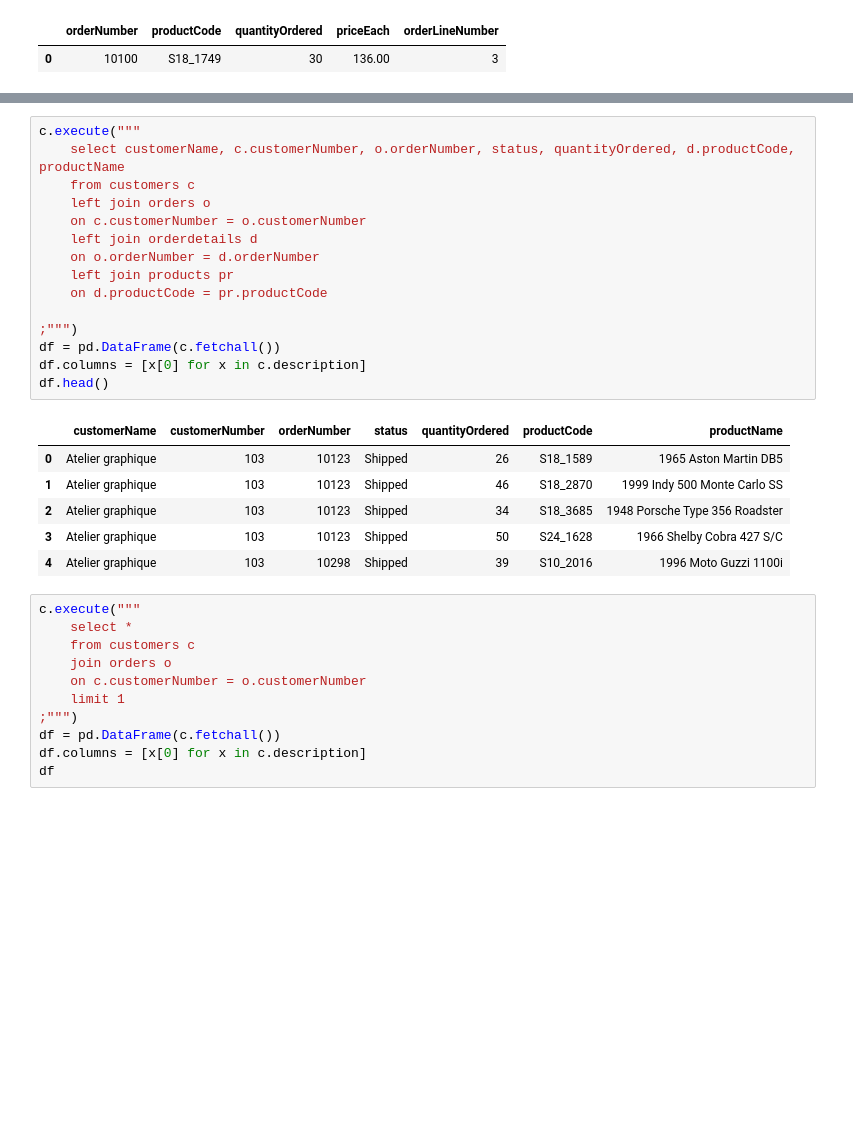
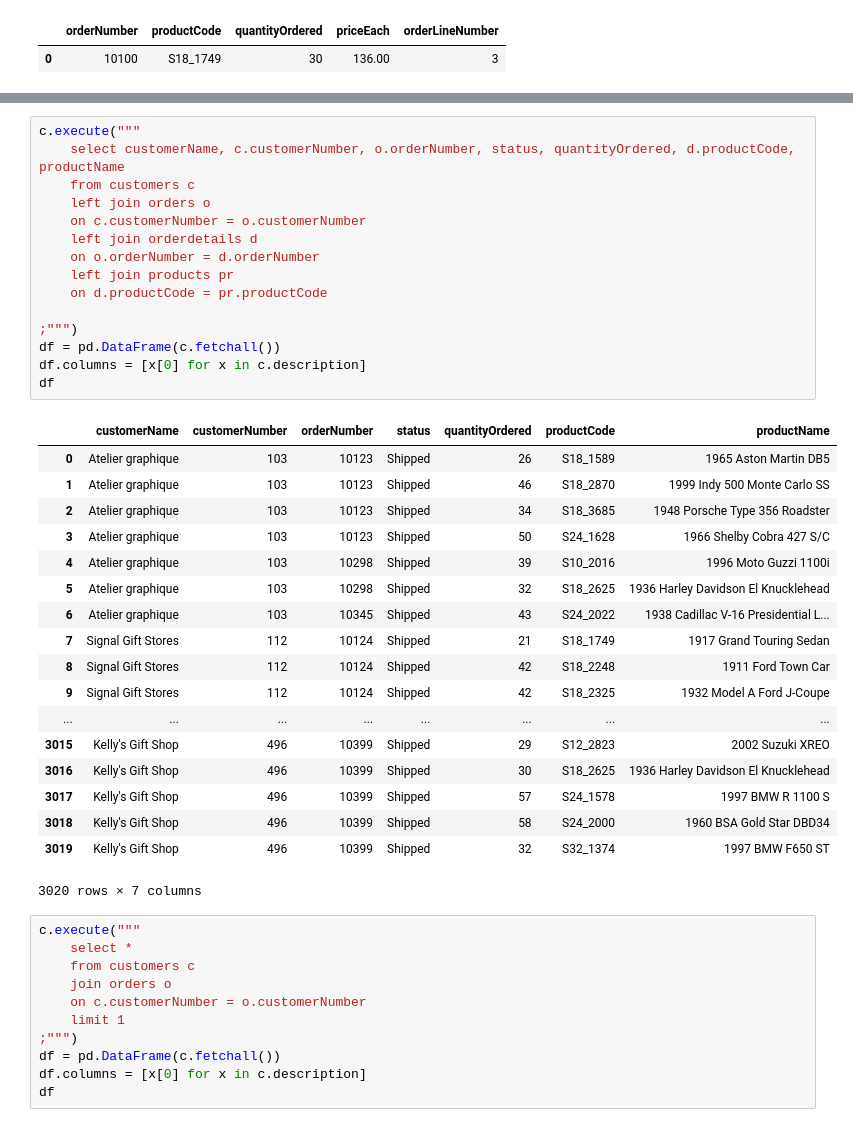
Before and after one commit to joeygoodman/dsc-more-practice-with-sql-queries-lab-dc-ds-060319, a Jupyter notebook: index.ipynb, the cells around one changed output, grey strips where cells are left out. Saved outputs shown, nothing was run; the diff lists cells and outputs as text; blank space fills up the shorter version.

```diff
--- a/index.ipynb
+++ b/index.ipynb
@@ -179,25 +179,37 @@ Now, return the customerName, customrerNumber, productName, productCode and tota
 # %%
 c.execute("""
     select customerName, c.customerNumber, o.orderNumber, status, quantityOrdered, d.productCode, productName
     from customers c
     left join orders o
     on c.customerNumber = o.customerNumber
     left join orderdetails d
     on o.orderNumber = d.orderNumber
     left join products pr
     on d.productCode = pr.productCode
 
 ;""")
 df = pd.DataFrame(c.fetchall())
 df.columns = [x[0] for x in c.description]
-df.head()
+df
 # %% [output]
 |  | customerName | customerNumber | orderNumber | status | quantityOrdered | productCode | productName |
 | 0 | Atelier graphique | 103 | 10123 | Shipped | 26 | S18_1589 | 1965 Aston Martin DB5 |
 | 1 | Atelier graphique | 103 | 10123 | Shipped | 46 | S18_2870 | 1999 Indy 500 Monte Carlo SS |
 | 2 | Atelier graphique | 103 | 10123 | Shipped | 34 | S18_3685 | 1948 Porsche Type 356 Roadster |
 | 3 | Atelier graphique | 103 | 10123 | Shipped | 50 | S24_1628 | 1966 Shelby Cobra 427 S/C |
 | 4 | Atelier graphique | 103 | 10298 | Shipped | 39 | S10_2016 | 1996 Moto Guzzi 1100i |
+| 5 | Atelier graphique | 103 | 10298 | Shipped | 32 | S18_2625 | 1936 Harley Davidson El Knucklehead |
+| 6 | Atelier graphique | 103 | 10345 | Shipped | 43 | S24_2022 | 1938 Cadillac V-16 Presidential L... |
+| 7 | Signal Gift Stores | 112 | 10124 | Shipped | 21 | S18_1749 | 1917 Grand Touring Sedan |
+| 8 | Signal Gift Stores | 112 | 10124 | Shipped | 42 | S18_2248 | 1911 Ford Town Car |
+| 9 | Signal Gift Stores | 112 | 10124 | Shipped | 42 | S18_2325 | 1932 Model A Ford J-Coupe |
+| ... | ... | ... | ... | ... | ... | ... | ... |
+| 3015 | Kelly's Gift Shop | 496 | 10399 | Shipped | 29 | S12_2823 | 2002 Suzuki XREO |
+| 3016 | Kelly's Gift Shop | 496 | 10399 | Shipped | 30 | S18_2625 | 1936 Harley Davidson El Knucklehead |
+| 3017 | Kelly's Gift Shop | 496 | 10399 | Shipped | 57 | S24_1578 | 1997 BMW R 1100 S |
+| 3018 | Kelly's Gift Shop | 496 | 10399 | Shipped | 58 | S24_2000 | 1960 BSA Gold Star DBD34 |
+| 3019 | Kelly's Gift Shop | 496 | 10399 | Shipped | 32 | S32_1374 | 1997 BMW F650 ST |
+3020 rows × 7 columns
 # %%
 c.execute("""
     select *
```
